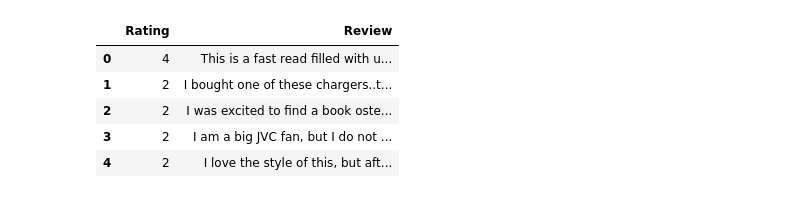
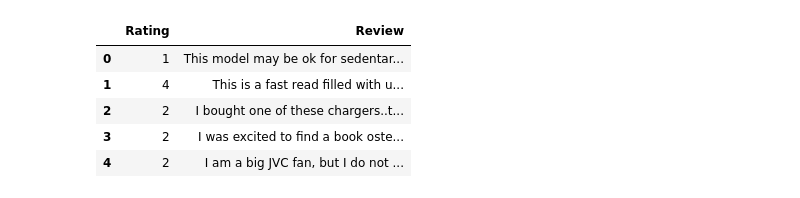
Before and after one commit to sachinmkotian/CloudxLabs_sachin_2024, a Jupyter notebook: Sachin_Assignment_Keras.ipynb, the cells around one changed output. Saved outputs shown, nothing was run; the diff lists cells and outputs as text; code cells hidden in the pictures.

```diff
--- a/Sachin_Assignment_Keras.ipynb
+++ b/Sachin_Assignment_Keras.ipynb
@@ -1,6 +1,12 @@
 # %% [markdown]
 <a href="https://colab.research.google.com/github/sachinmkotian/CloudxLabs_sachin_2024/blob/main/Sachin_Assignment_Keras.ipynb" target="_parent"><img src="https://colab.research.google.com/assets/colab-badge.svg" alt="Open In Colab"/></a>
 # %%
+# Sentiment analysis using Tensor Flow Supervised Learning
+# Project by Sachin Kotian for CloudxLabs
+# Date 27-Dec-2024
+
+#import all required Tensorflow libraries
+
 import numpy as np
 import pandas as pd
 import matplotlib.pyplot as plt
@@ -8,4 +14,7 @@ import tensorflow as tf
 import tensorflow_hub as hub
 import tf_keras
 
-df = pd.read_csv("/content/amazon_review_small.txt")
+#Use pandas read function to read the csv file. Add columns names as there are none
+
+df = pd.read_csv("/content/amazon_review_small.txt",names=["Rating", "Summary", "Review"])
+df.head()
@@ -12,14 +39,14 @@ df = pd.read_csv("/content/amazon_review_small.txt")
 # %%
-#There are no column names for the data so add column names.
-df.columns = ['Rating', 'Summary','Review']
-df= df.drop(columns=['Summary'])
-
+#Some data clean up
 #Need to remove rows that don't have values
 df = df.dropna(subset=["Rating","Review"])
+#Remove leading and trailing spaces
+df['Review'] = df['Review'].str.strip()
+df.head()
 # %% [output]
 |  | Rating | Review |
-| 0 | 4 | This is a fast read filled with u... |
-| 1 | 2 | I bought one of these chargers..t... |
-| 2 | 2 | I was excited to find a book oste... |
-| 3 | 2 | I am a big JVC fan, but I do not ... |
-| 4 | 2 | I love the style of this, but aft... |
+| 0 | 1 | This model may be ok for sedentar... |
+| 1 | 4 | This is a fast read filled with u... |
+| 2 | 2 | I bought one of these chargers..t... |
+| 3 | 2 | I was excited to find a book oste... |
+| 4 | 2 | I am a big JVC fan, but I do not ... |
```
Also changed, not shown: parts of 14 cells of this notebook.
